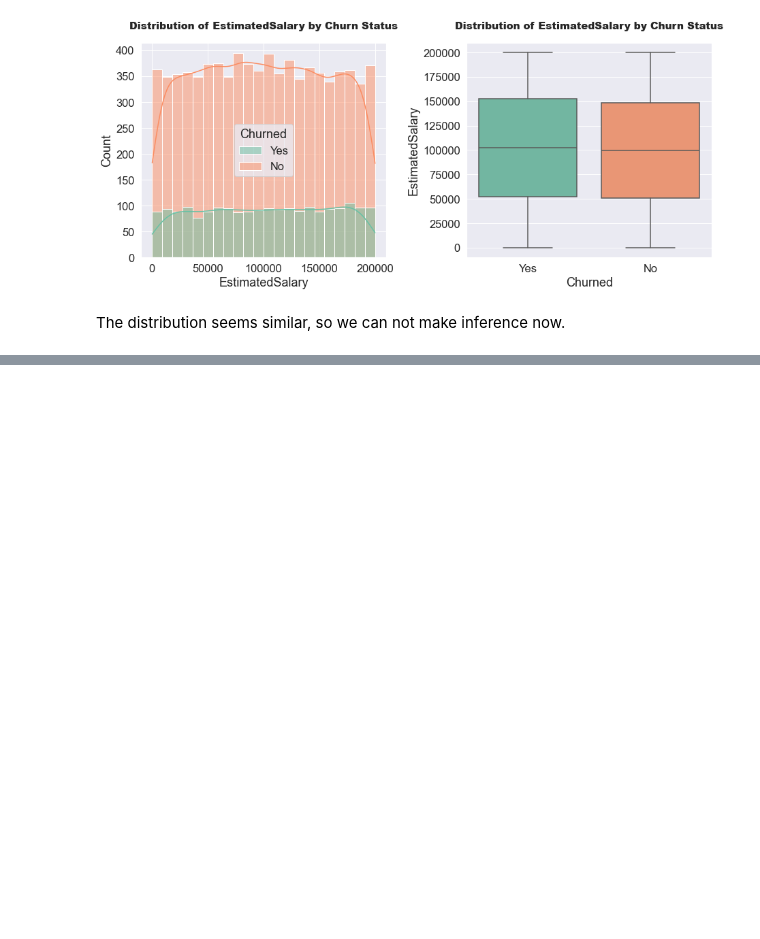
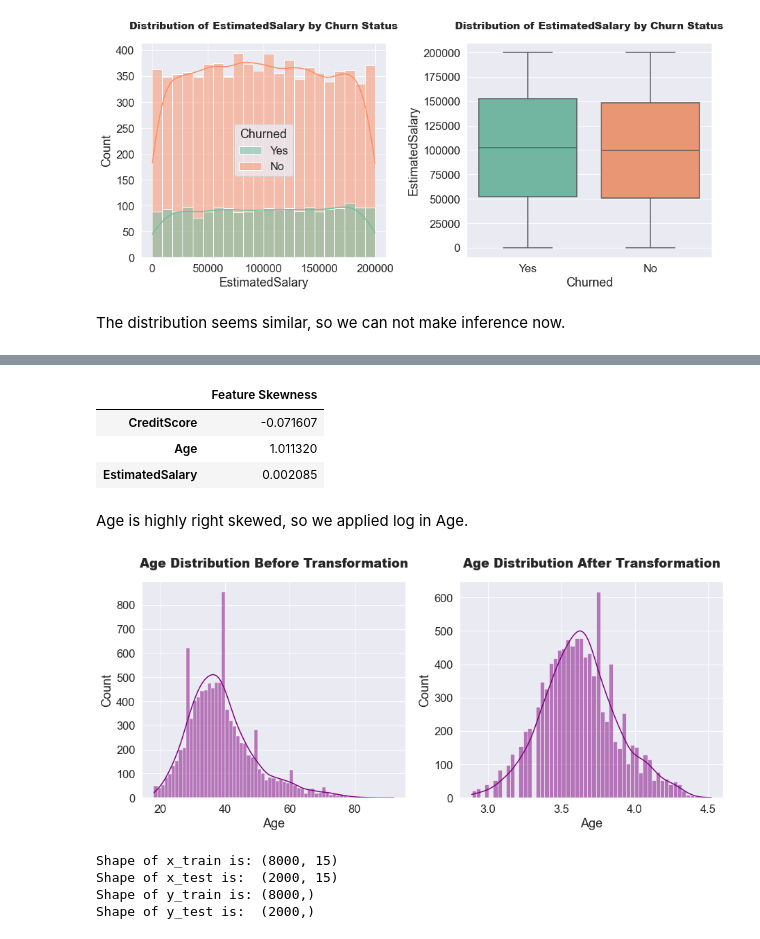
Before and after one commit to JasonXie23/Bank-Client-churned-Predictive-analysis, a Jupyter notebook: Bank_churn_notebook.ipynb, the cells around one changed output, grey strips where cells are left out. Cells and saved outputs as stored; diff of their text form; code cells hidden in the pictures; blank space fills up the shorter version.

Commit message:
data preprocessing

```diff
--- a/Bank_churn_notebook.ipynb
+++ b/Bank_churn_notebook.ipynb
@@ -290,0 +295,7 @@ The distribution seems similar, so we can not make inference now.
+# %%
+conditions = [(df["NumOfProducts"]==1), (df["NumOfProducts"]==2), (df["NumOfProducts"]>2)]
+values =     ["One product","Two Products","More Than 2 Products"]
+
+df["Total_Products"] = np.select(conditions,values)
+
+df.drop(columns="NumOfProducts", inplace=True)
@@ -290,0 +320,6 @@ The distribution seems similar, so we can not make inference now.
+# %%
+cat_cols = ["Geography","Gender","Total_Products"]
+
+df = pd.get_dummies(columns=cat_cols, data=df)
+# %%
+df["Churned"].replace({"No":0,"Yes":1},inplace=True)
@@ -290,0 +335,40 @@ The distribution seems similar, so we can not make inference now.
+# %%
+cols = ["CreditScore","Age","EstimatedSalary"]
+df[cols].skew().to_frame().rename(columns={0:"Feature Skewness"})
+# %% [output]
+|  | Feature Skewness |
+| CreditScore | -0.071607 |
+| Age | 1.011320 |
+| EstimatedSalary | 0.002085 |
+# %% [markdown]
+Age is highly right skewed, so we applied log in Age.
+# %%
+old_age = df["Age"]
+df["Age"] = np.log(df["Age"])
+# %%
+plt.figure(figsize=(13,6))
+plt.subplot(1,2,1)
+sns.histplot(old_age, color="purple", kde=True)
+plt.title("Age Distribution Before Transformation",fontweight="black",size=18,pad=20)
+
+plt.subplot(1,2,2)
+sns.histplot(df["Age"], color="purple", kde=True)
+plt.title("Age Distribution After Transformation",fontweight="black",size=18,pad=20)
+plt.tight_layout()
+plt.show()
+# %% [output]
+[figure, added]
+# %%
+X = df.drop(columns=["Churned"])
+y = df["Churned"]
+
+x_train,x_test,y_train,y_test = train_test_split(X,y,test_size=0.2,random_state=0)
+print("Shape of x_train is:",x_train.shape)
+print("Shape of x_test is: ",x_test.shape)
+print("Shape of y_train is:",y_train.shape)
+print("Shape of y_test is: ",y_test.shape)
+# %% [output]
+Shape of x_train is: (8000, 15)
+Shape of x_test is:  (2000, 15)
+Shape of y_train is: (8000,)
+Shape of y_test is:  (2000,)
```
Also changed, not shown: parts of 5 cells of this notebook.
